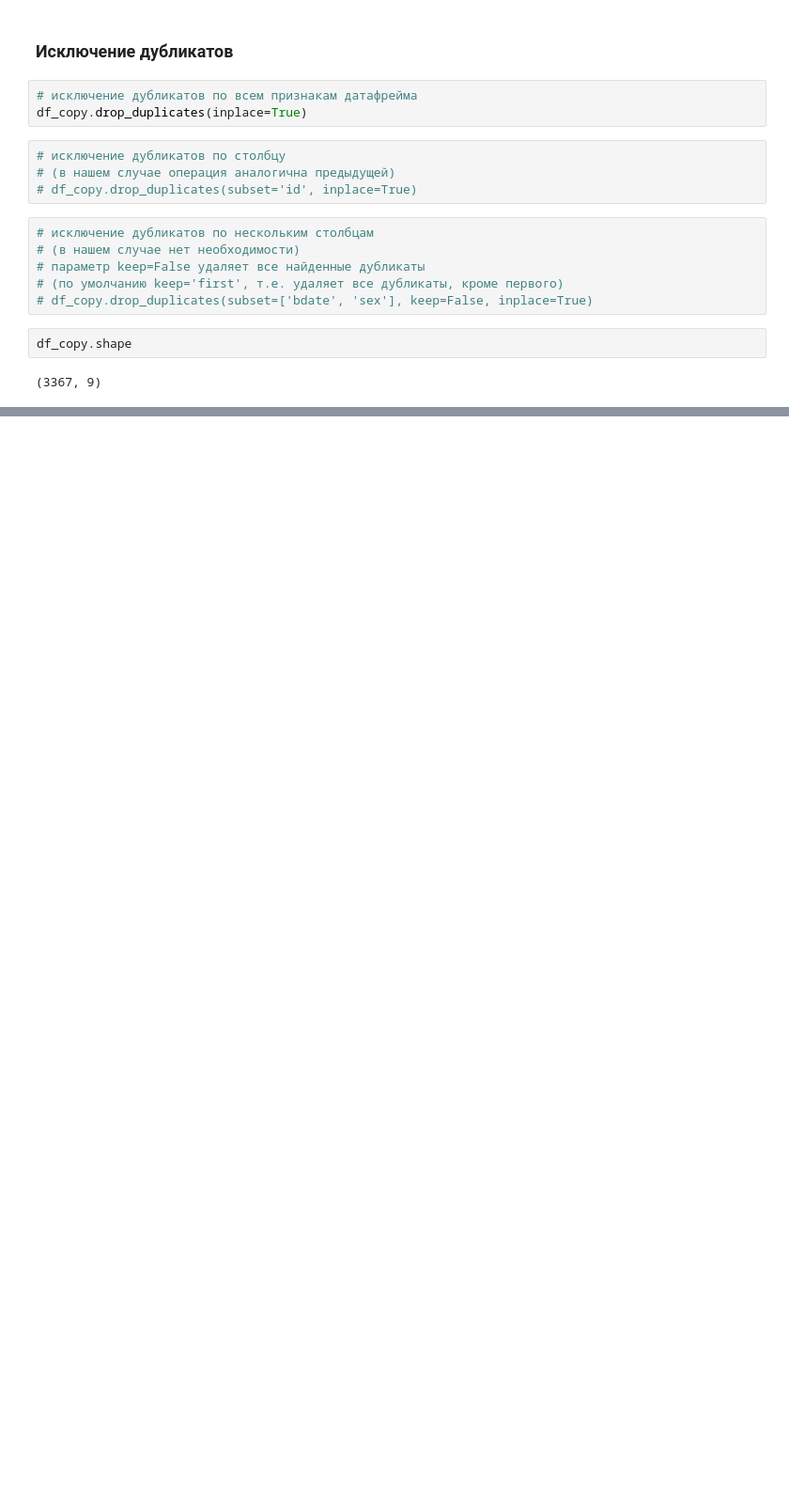
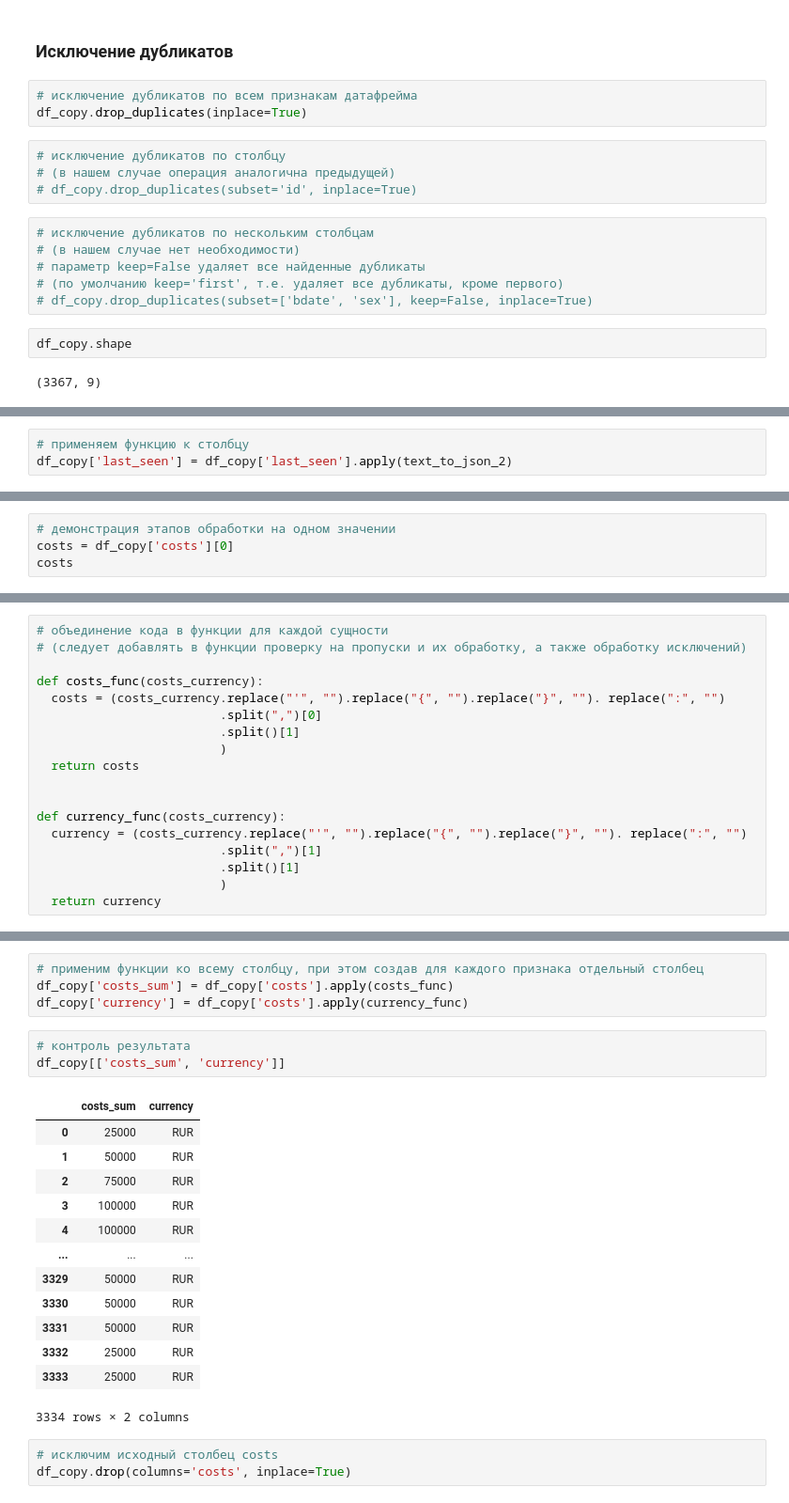
Before and after one commit to iKREISHI/learn-data-cleaning, a Jupyter notebook: src/pract1/data_cleaning.ipynb, the cells around one changed output, grey strips where cells are left out. Shown at 94% size. Drawn from its saved outputs; the diff is of its cells as text; blank space fills up the shorter version.

```diff
--- a/src/pract1/data_cleaning.ipynb
+++ b/src/pract1/data_cleaning.ipynb
@@ -193,0 +497,3 @@ df_copy.shape
+# %%
+# применяем функцию к столбцу
+df_copy['last_seen'] = df_copy['last_seen'].apply(text_to_json_2)
@@ -193,0 +545,4 @@ df_copy.shape
+# %%
+# демонстрация этапов обработки на одном значении
+costs = df_copy['costs'][0]
+costs
@@ -193,0 +594,18 @@ df_copy.shape
+# %%
+# объединение кода в функции для каждой сущности
+# (следует добавлять в функции проверку на пропуски и их обработку, а также обработку исключений)
+
+def costs_func(costs_currency):
+  costs = (costs_currency.replace("'", "").replace("{", "").replace("}", ""). replace(":", "")
+                         .split(",")[0]
+                         .split()[1]
+                         )
+  return costs
+
+
+def currency_func(costs_currency):
+  currency = (costs_currency.replace("'", "").replace("{", "").replace("}", ""). replace(":", "")
+                         .split(",")[1]
+                         .split()[1]
+                         )
+  return currency
@@ -193,0 +621,24 @@ df_copy.shape
+# %%
+# применим функции ко всему столбцу, при этом создав для каждого признака отдельный столбец
+df_copy['costs_sum'] = df_copy['costs'].apply(costs_func)
+df_copy['currency'] = df_copy['costs'].apply(currency_func)
+# %%
+# контроль результата
+df_copy[['costs_sum', 'currency']]
+# %% [output]
+|  | costs_sum | currency |
+| 0 | 25000 | RUR |
+| 1 | 50000 | RUR |
+| 2 | 75000 | RUR |
+| 3 | 100000 | RUR |
+| 4 | 100000 | RUR |
+| ... | ... | ... |
+| 3329 | 50000 | RUR |
+| 3330 | 50000 | RUR |
+| 3331 | 50000 | RUR |
+| 3332 | 25000 | RUR |
+| 3333 | 25000 | RUR |
+3334 rows × 2 columns
+# %%
+# исключим исходный столбец costs
+df_copy.drop(columns='costs', inplace=True)
```
Also changed, not shown: parts of 73 cells of this notebook.
